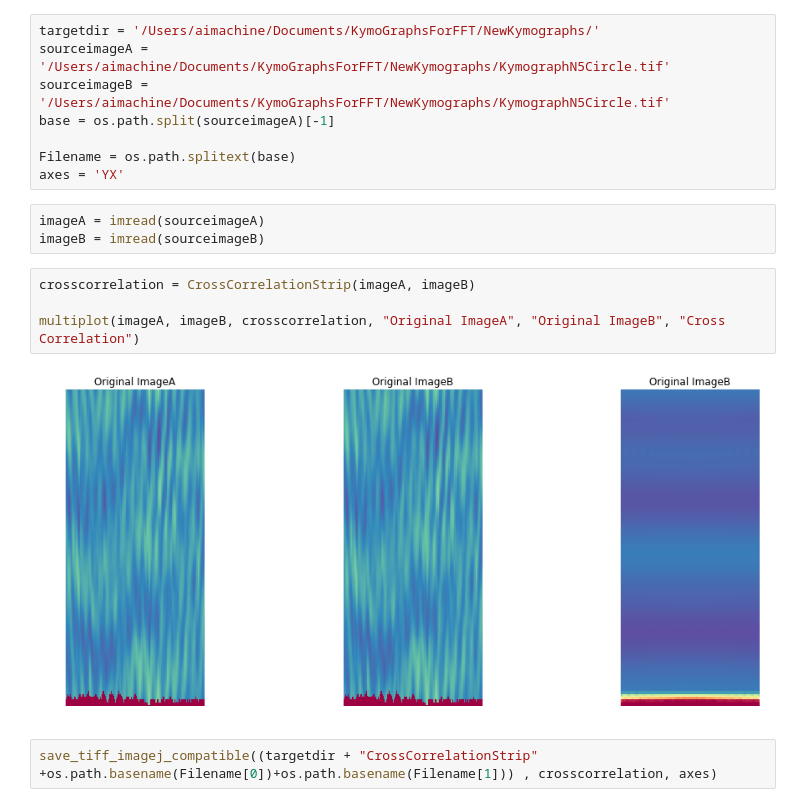
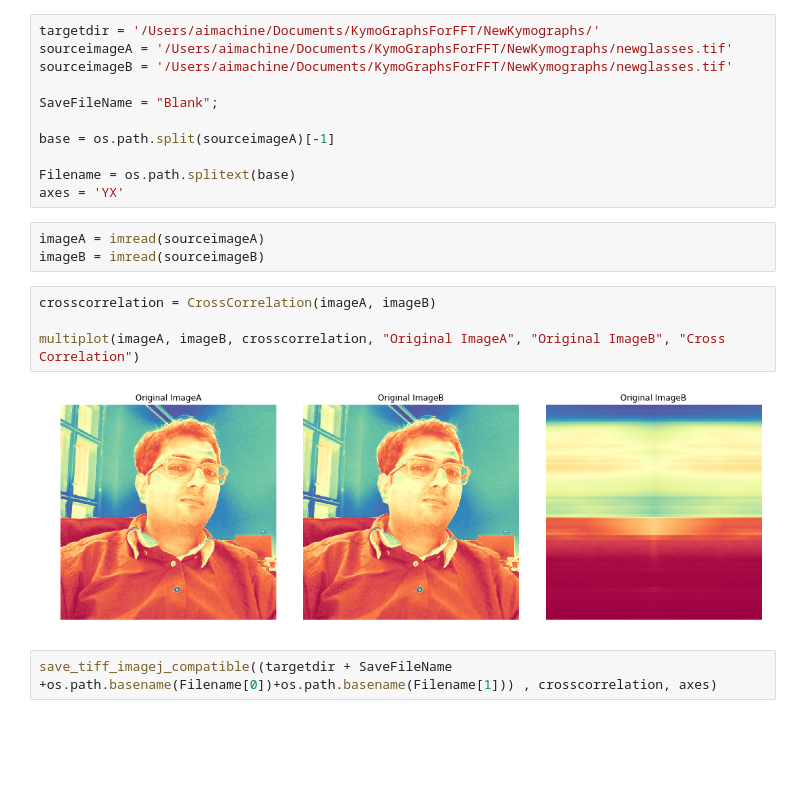
Before and after one commit to oozguc/PyImage, a Jupyter notebook: ObjectClassInstance/CrossCorrelation.ipynb, the cells around one changed output. Drawn from its saved outputs; the diff is of its cells as text; blank space fills up the shorter version.

Commit message:
Cross, Auto Correlation, FFT of image strips as image

```diff
--- a/ObjectClassInstance/CrossCorrelation.ipynb
+++ b/ObjectClassInstance/CrossCorrelation.ipynb
@@ -18,8 +18,11 @@ from Normalize import normalizeFloat, normalizeMinMax, Path, save_tiff_imagej_co
 from Strip2DFFT import doFilterFFT, do2DFFT, do2DInverseFFT, CrossCorrelation, CrossCorrelationStrip
 # %%
 targetdir = '/Users/aimachine/Documents/KymoGraphsForFFT/NewKymographs/'
-sourceimageA = '/Users/aimachine/Documents/KymoGraphsForFFT/NewKymographs/KymographN5Circle.tif'
-sourceimageB = '/Users/aimachine/Documents/KymoGraphsForFFT/NewKymographs/KymographN5Circle.tif'
+sourceimageA = '/Users/aimachine/Documents/KymoGraphsForFFT/NewKymographs/newglasses.tif'
+sourceimageB = '/Users/aimachine/Documents/KymoGraphsForFFT/NewKymographs/newglasses.tif'
+
+SaveFileName = "Blank";
+
 base = os.path.split(sourceimageA)[-1]
 
 Filename = os.path.splitext(base)
@@ -28,10 +31,10 @@ axes = 'YX'
 imageA = imread(sourceimageA)
 imageB = imread(sourceimageB)
 # %%
-crosscorrelation = CrossCorrelationStrip(imageA, imageB)
+crosscorrelation = CrossCorrelation(imageA, imageB)
 
 multiplot(imageA, imageB, crosscorrelation, "Original ImageA", "Original ImageB", "Cross Correlation")
 # %% [output]
-[figure, old version]
+[figure, new version]
 # %%
-save_tiff_imagej_compatible((targetdir + "CrossCorrelationStrip" +os.path.basename(Filename[0])+os.path.basename(Filename[1])) , crosscorrelation, axes)
+save_tiff_imagej_compatible((targetdir + SaveFileName +os.path.basename(Filename[0])+os.path.basename(Filename[1])) , crosscorrelation, axes)
```
Also changed, not shown: parts of 1 cell of this notebook, 1 other file.
